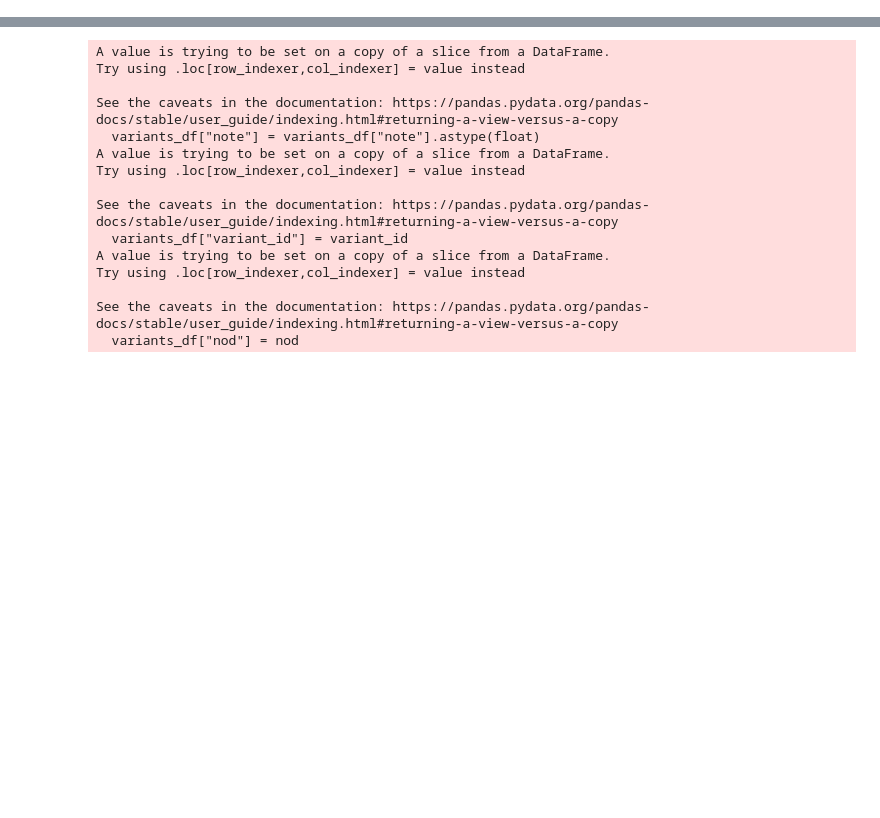
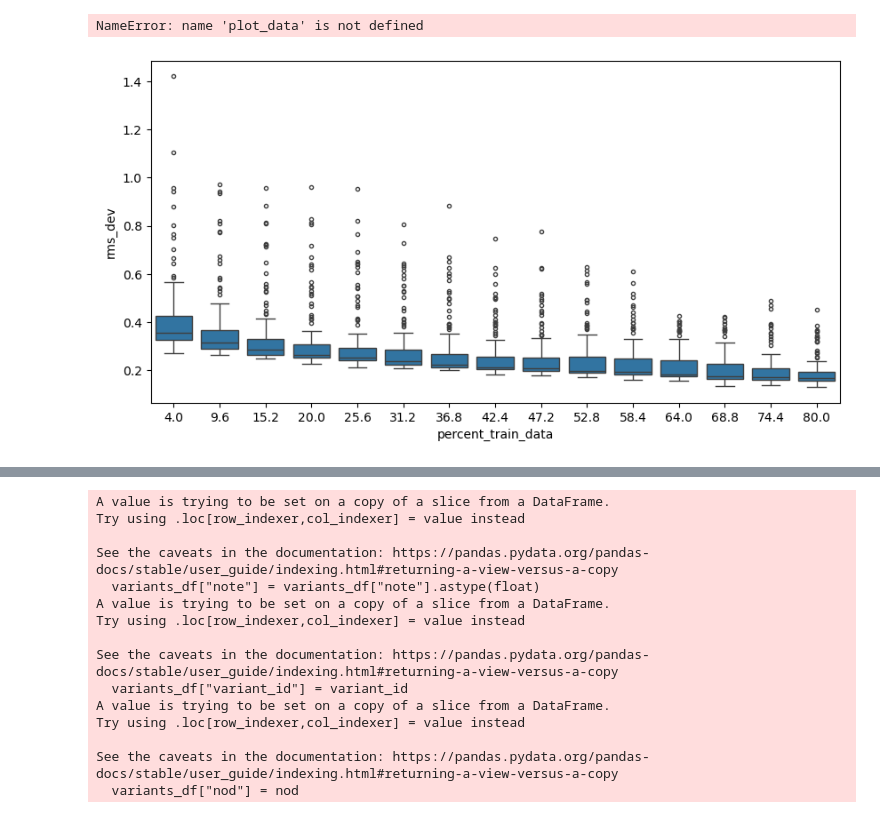
Before and after one commit to mzyudhistira/BSk24-Emu, a Jupyter notebook: analysis.ipynb, the cells around one changed output, grey strips where cells are left out. Saved outputs shown, nothing was run; the diff lists cells and outputs as text; code cells hidden in the pictures; blank space fills up the shorter version.

Commit message:
analyse opt train data

```diff
--- a/analysis.ipynb
+++ b/analysis.ipynb
@@ -9,0 +15,29 @@ import analysis
+# %%
+# Load the summary
+opt_data_test = pd.read_csv("data/summary/optimum_data_test.csv")
+
+# Extract parameter
+opt_data_test["variant_id"] = [
+    var_str.split("_")[1] for var_str in opt_data_test["run_name"].values
+]
+opt_data_test["percent_train_data"] = [
+    round(float(var_str.split("_")[2]), 2) * 80
+    for var_str in opt_data_test["run_name"].values
+]
+
+opt_data_test = opt_data_test.replace([-np.inf, np.inf], [-99, 99])
+opt_data_test["percent_train_data"] = opt_data_test["percent_train_data"].round(2)
+
+opt_data_test = opt_data_test[
+    [
+        "datetime",
+        "variant_id",
+        "percent_train_data",
+        "output_file",
+        "rms_dev",
+        "mae",
+        "std_diff",
+        "run_time",
+    ]
+]
+opt_data_test
@@ -9,0 +58,15 @@ import analysis
+# %%
+plt.figure(figsize=(10, 5))
+sns.boxplot(
+    x="percent_train_data",
+    y="rms_dev",
+    data=opt_data_test,
+    fliersize=3,
+)
+
+plt.ylabel(plot_data[i][1])
+plt.xlabel("%Train Data")
+plt.ylim(bottom=0)
+# %% [output]
+NameError: name 'plot_data' is not defined
+[figure, added]
```
Also changed, not shown: parts of 24 cells of this notebook, 4 other files.
